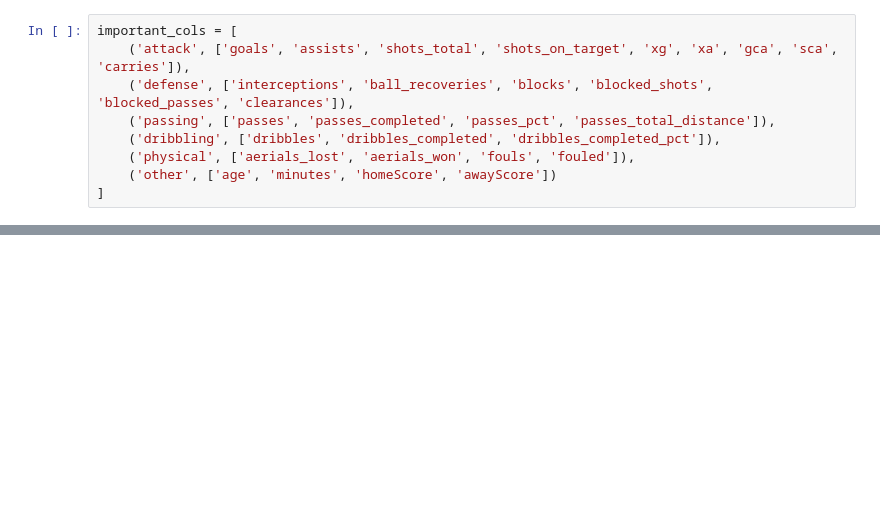
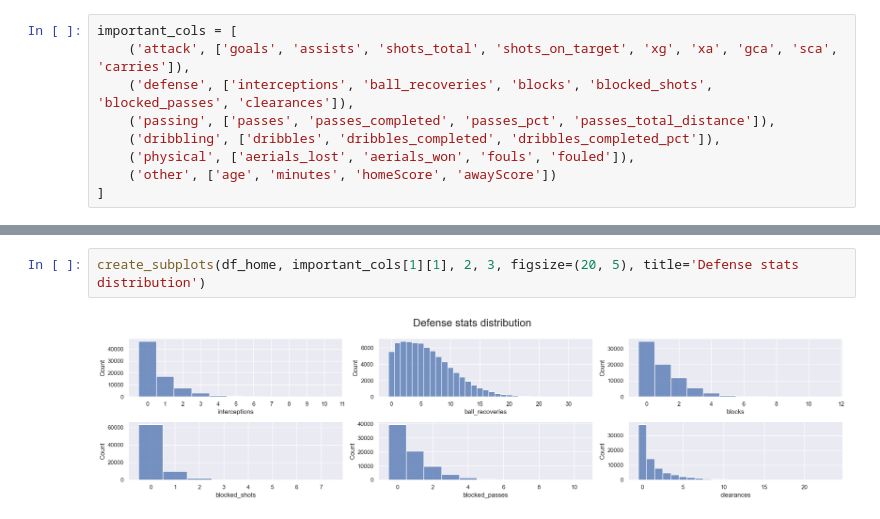
Before and after one commit to tomaszzywicki/Soccer-matches-data-analysis, a Jupyter notebook: code/EDA.ipynb, the cells around one changed output, grey strips where cells are left out. Cells and saved outputs as stored; diff of their text form; blank space fills up the shorter version.

```diff
--- a/code/EDA.ipynb
+++ b/code/EDA.ipynb
@@ -270,0 +264,4 @@ Attack stats:
+# %%
+create_subplots(df_home, important_cols[1][1], 2, 3, figsize=(20, 5), title='Defense stats distribution')
+# %% [output]
+[figure, added]
```
Also changed, not shown: parts of 10 cells of this notebook, 1 other file.
